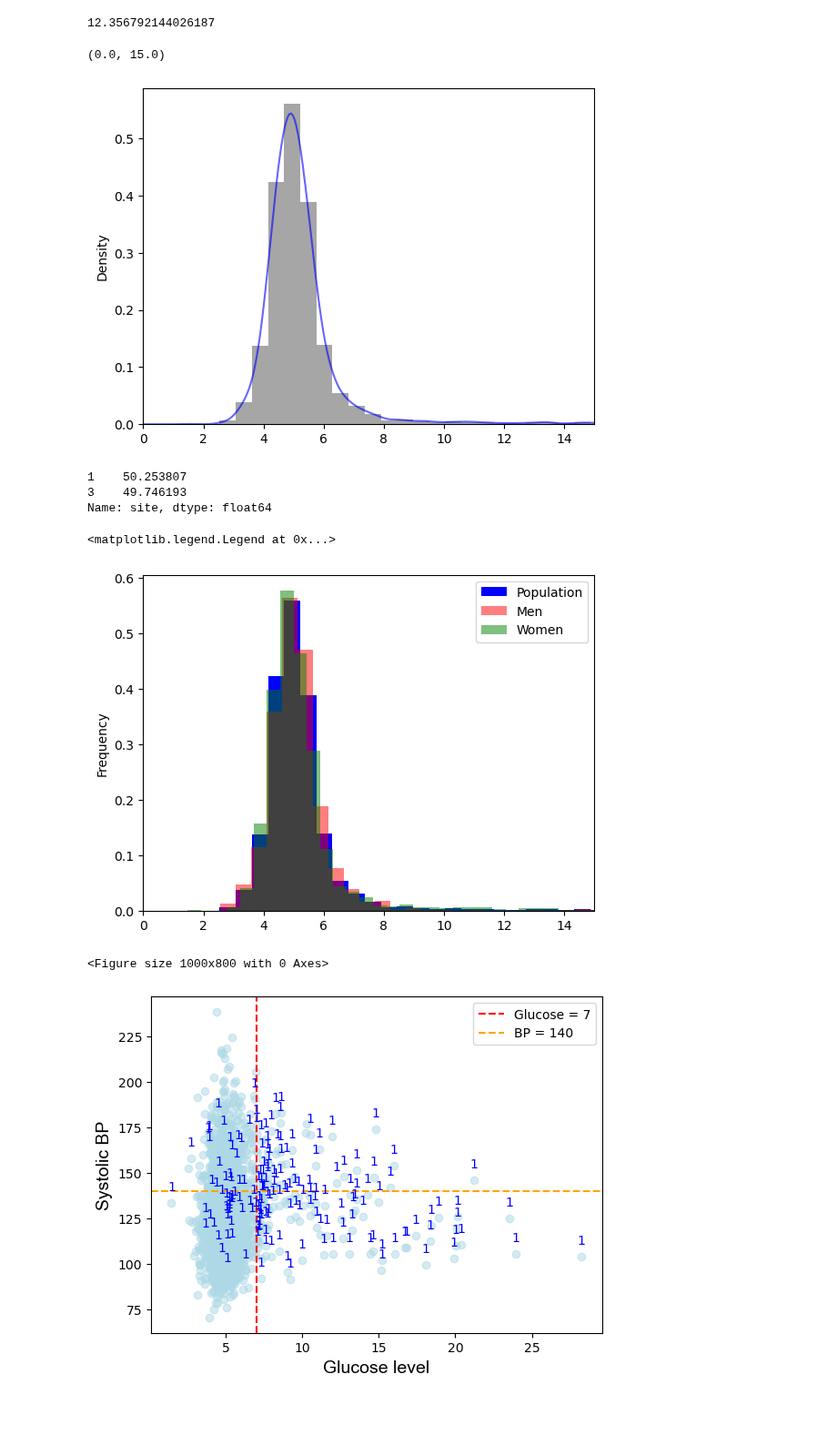
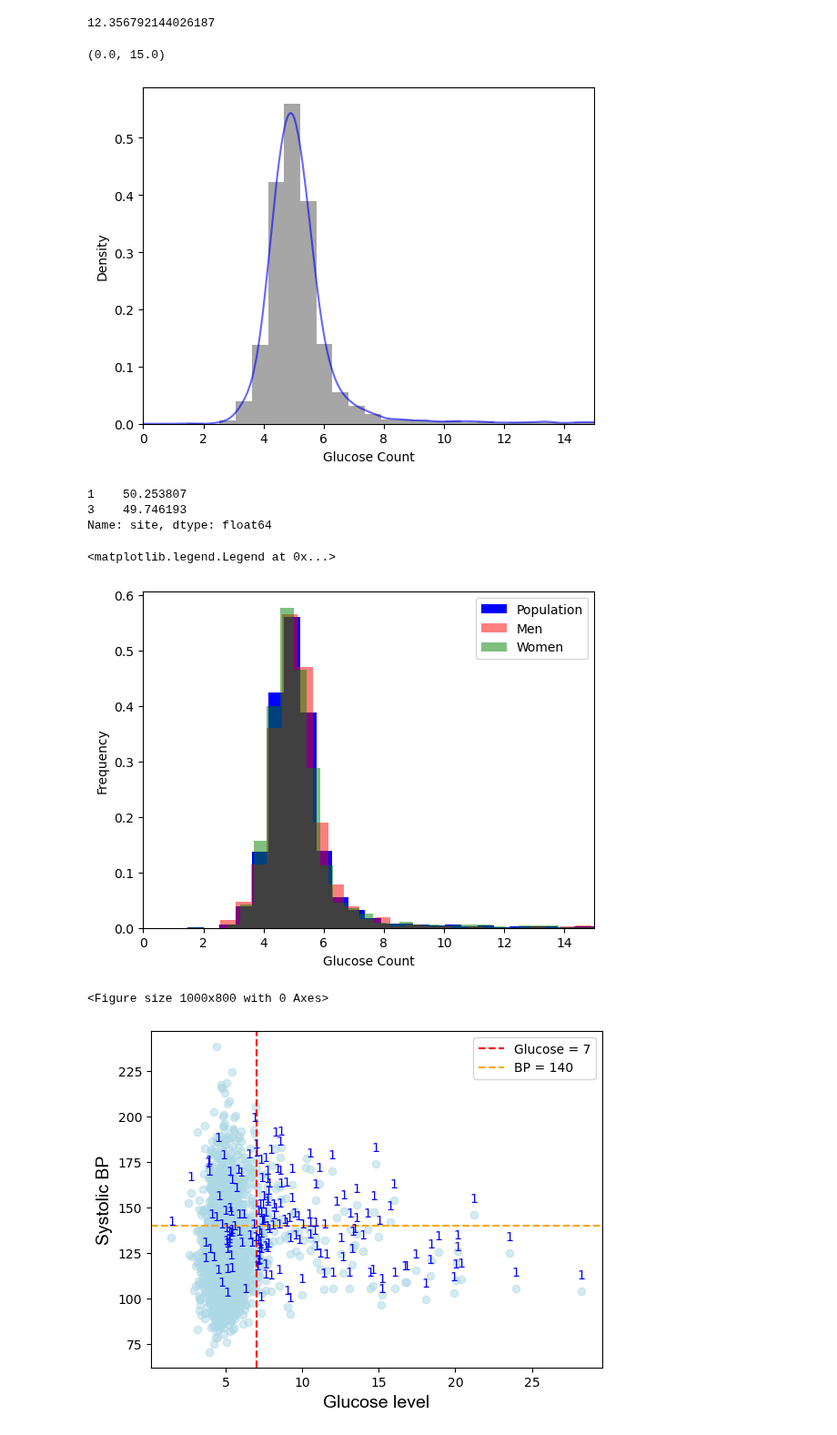
Before and after one commit to kayvinsoo7/HAALSI_work, a Jupyter notebook: mdscan-master/Berk_Jones.ipynb, the cells around one changed output. Shown at 91% size. Drawn from its saved outputs; the diff is of its cells as text; code cells hidden in the pictures; blank space fills up the shorter version.

Commit message:
plots multilples

```diff
--- a/mdscan-master/Berk_Jones.ipynb
+++ b/mdscan-master/Berk_Jones.ipynb
@@ -71,24 +73,23 @@ dff2.loc[:,'bp_sys_average_phase1'].max()
 # %% [output]
 12.356792144026187
 # %%
-import matplotlib.pyplot as plt
-
 min_range = dff2['glucose_result_phase2'].min()
 max_range = dff2['glucose_result_phase2'].max()
 
 # Adjust the conditions according to your specific needs
 filtered_data = dff2[(dff2['glucose_result_phase1'] > -30) & (dff2['glucose_result_phase1'] < 400)].copy()
 filtered_data = filtered_data[(filtered_data['bp_sys_average_phase1'] > -30) & (filtered_data['bp_sys_average_phase1'] < 400)].copy()
 fig = plt.figure()
 ax = fig.add_subplot(111)
 # Plotting the histogram
 filtered_data['glucose_result_phase1'].plot(kind='hist', bins=50, density=True, alpha=0.7, color='gray', ax=ax)  # Adjust bins as needed
 filtered_data['glucose_result_phase1'].plot(kind='kde', ax=ax, bw_method=0.14, alpha=0.6, color='blue')
+ax.set_xlabel('Glucose Count')
 # dff3['glucose_result_phase1'].plot(kind='kde', ax=ax, bw_method=0.3, color='green')
 ax.set_xlim(0, 15)  # Adjust these values as needed
 # %% [output]
 (0.0, 15.0)
-[figure, old version]
+[figure, new version]
 # %%
 filtered_data.site.value_counts(normalize=True)*100
 # %% [output]
@@ -108,12 +109,13 @@ filtered_data.loc[((filtered_data.loc[:,'sex'] == 0))]['glucose_result_phase1'].
 # filtered_data.loc[((filtered_data.loc[:,'sex'] == 1))]['glucose_result_phase1'].plot(kind='hist', bins=50, density=True, alpha=0.7, color='gray', ax=ax)  # Adjust bins as needed
 # filtered_data.loc[((filtered_data.loc[:,'sex'] == 0))]['glucose_result_phase1'].plot(kind='kde', ax=ax, bw_method=0.14, alpha=0.6, color='blue')
 # dff3['glucose_result_phase1'].plot(kind='kde', ax=ax, bw_method=0.3, color='green')
-
+ax.set_xlabel('Glucose Count')
+# plt.ylabel('Frequency')
 ax.set_xlim(0, 15)  # Adjust these values as needed
 ax.legend()
 # %% [output]
 <matplotlib.legend.Legend at 0x...>
-[figure, old version]
+[figure, new version]
 <Figure size 1000x800 with 0 Axes>
 # %%
 # Plot counts
```
Also changed, not shown: parts of 13 cells of this notebook.
